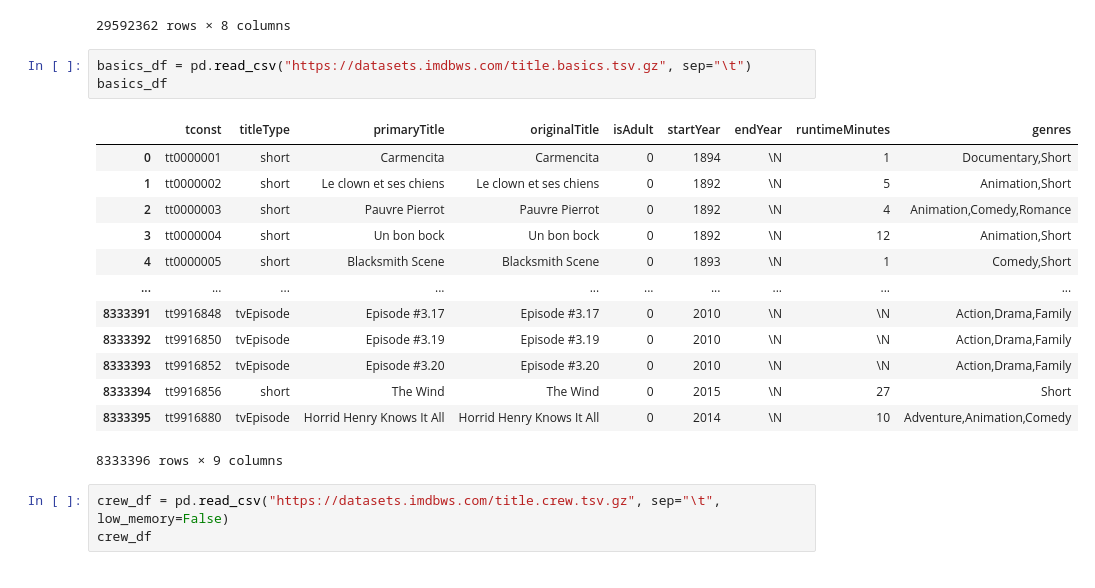
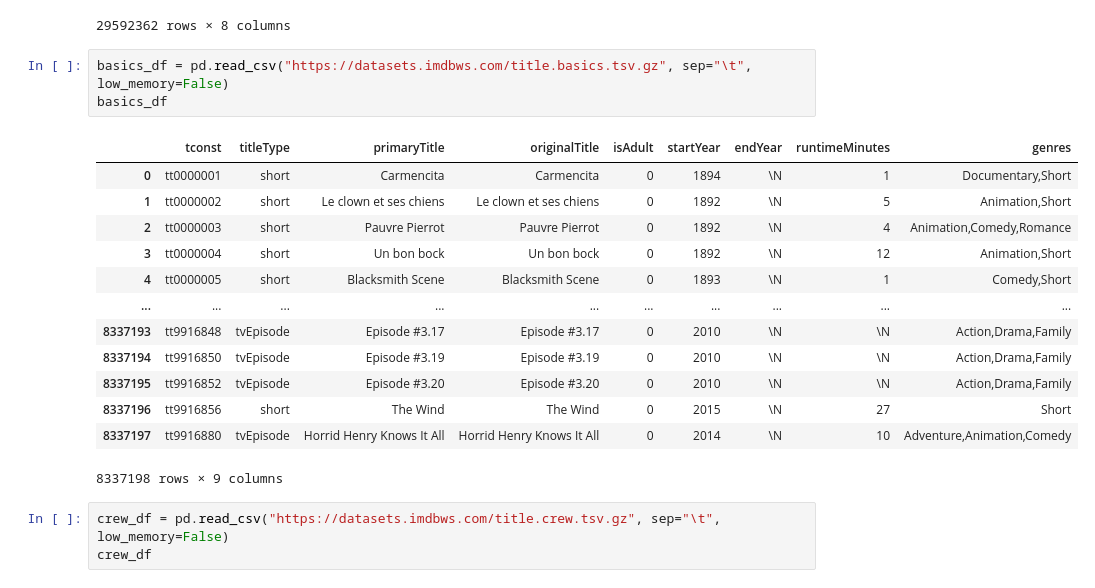
Before and after one commit to BerengerQueune/ABC-Data, a Jupyter notebook: Bérenger/Code.ipynb, the cells around one changed output. Cells and saved outputs as stored; diff of their text form.

```diff
--- a/Bérenger/Code.ipynb
+++ b/Bérenger/Code.ipynb
@@ -45,22 +44,22 @@ akas_df
 | 29592361 | tt9916856 | 2 | The Wind | \N | \N | original | \N | 1 |
 29592362 rows × 8 columns
 # %%
-basics_df = pd.read_csv("https://datasets.imdbws.com/title.basics.tsv.gz", sep="\t")
+basics_df = pd.read_csv("https://datasets.imdbws.com/title.basics.tsv.gz", sep="\t", low_memory=False)
 basics_df
 # %% [output]
 |  | tconst | titleType | primaryTitle | originalTitle | isAdult | startYear | endYear | runtimeMinutes | genres |
 | 0 | tt0000001 | short | Carmencita | Carmencita | 0 | 1894 | \N | 1 | Documentary,Short |
 | 1 | tt0000002 | short | Le clown et ses chiens | Le clown et ses chiens | 0 | 1892 | \N | 5 | Animation,Short |
 | 2 | tt0000003 | short | Pauvre Pierrot | Pauvre Pierrot | 0 | 1892 | \N | 4 | Animation,Comedy,Romance |
 | 3 | tt0000004 | short | Un bon bock | Un bon bock | 0 | 1892 | \N | 12 | Animation,Short |
 | 4 | tt0000005 | short | Blacksmith Scene | Blacksmith Scene | 0 | 1893 | \N | 1 | Comedy,Short |
 | ... | ... | ... | ... | ... | ... | ... | ... | ... | ... |
-| 8333391 | tt9916848 | tvEpisode | Episode #3.17 | Episode #3.17 | 0 | 2010 | \N | \N | Action,Drama,Family |
-| 8333392 | tt9916850 | tvEpisode | Episode #3.19 | Episode #3.19 | 0 | 2010 | \N | \N | Action,Drama,Family |
-| 8333393 | tt9916852 | tvEpisode | Episode #3.20 | Episode #3.20 | 0 | 2010 | \N | \N | Action,Drama,Family |
-| 8333394 | tt9916856 | short | The Wind | The Wind | 0 | 2015 | \N | 27 | Short |
-| 8333395 | tt9916880 | tvEpisode | Horrid Henry Knows It All | Horrid Henry Knows It All | 0 | 2014 | \N | 10 | Adventure,Animation,Comedy |
+| 8337193 | tt9916848 | tvEpisode | Episode #3.17 | Episode #3.17 | 0 | 2010 | \N | \N | Action,Drama,Family |
+| 8337194 | tt9916850 | tvEpisode | Episode #3.19 | Episode #3.19 | 0 | 2010 | \N | \N | Action,Drama,Family |
+| 8337195 | tt9916852 | tvEpisode | Episode #3.20 | Episode #3.20 | 0 | 2010 | \N | \N | Action,Drama,Family |
+| 8337196 | tt9916856 | short | The Wind | The Wind | 0 | 2015 | \N | 27 | Short |
+| 8337197 | tt9916880 | tvEpisode | Horrid Henry Knows It All | Horrid Henry Knows It All | 0 | 2014 | \N | 10 | Adventure,Animation,Comedy |
-8333396 rows × 9 columns
+8337198 rows × 9 columns
 # %%
 crew_df = pd.read_csv("https://datasets.imdbws.com/title.crew.tsv.gz", sep="\t", low_memory=False)
 crew_df
```
Also changed, not shown: parts of 5 cells of this notebook.
